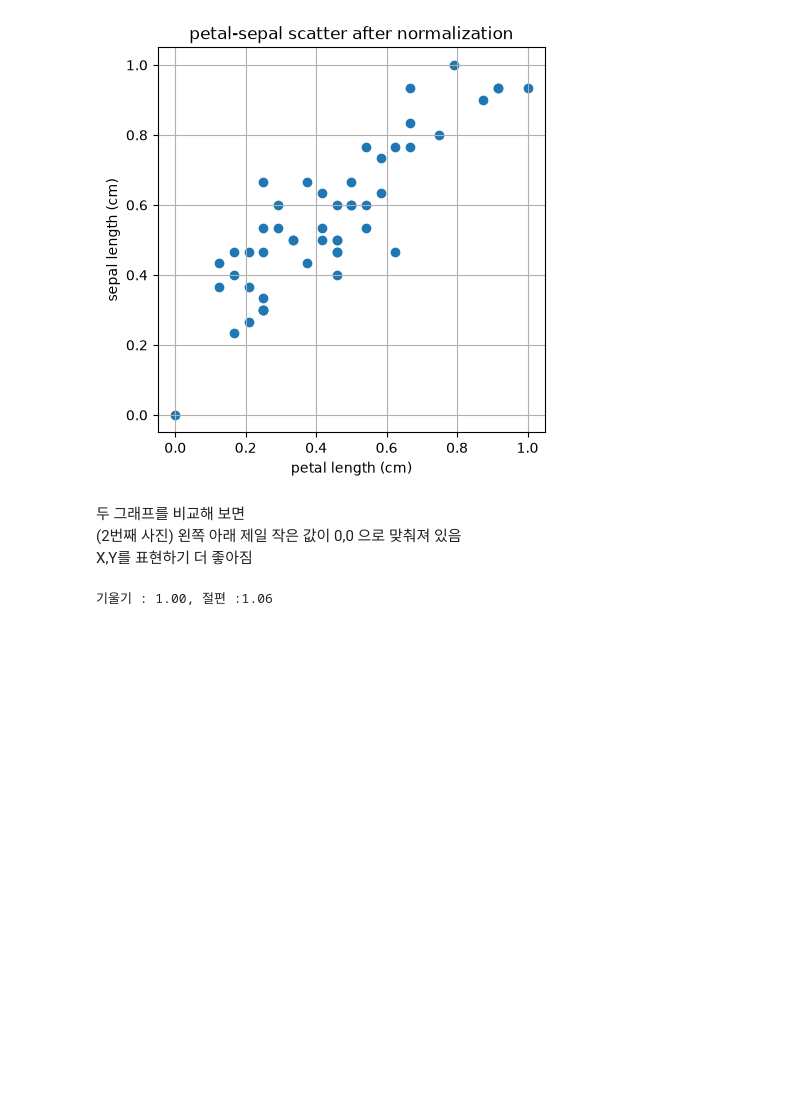
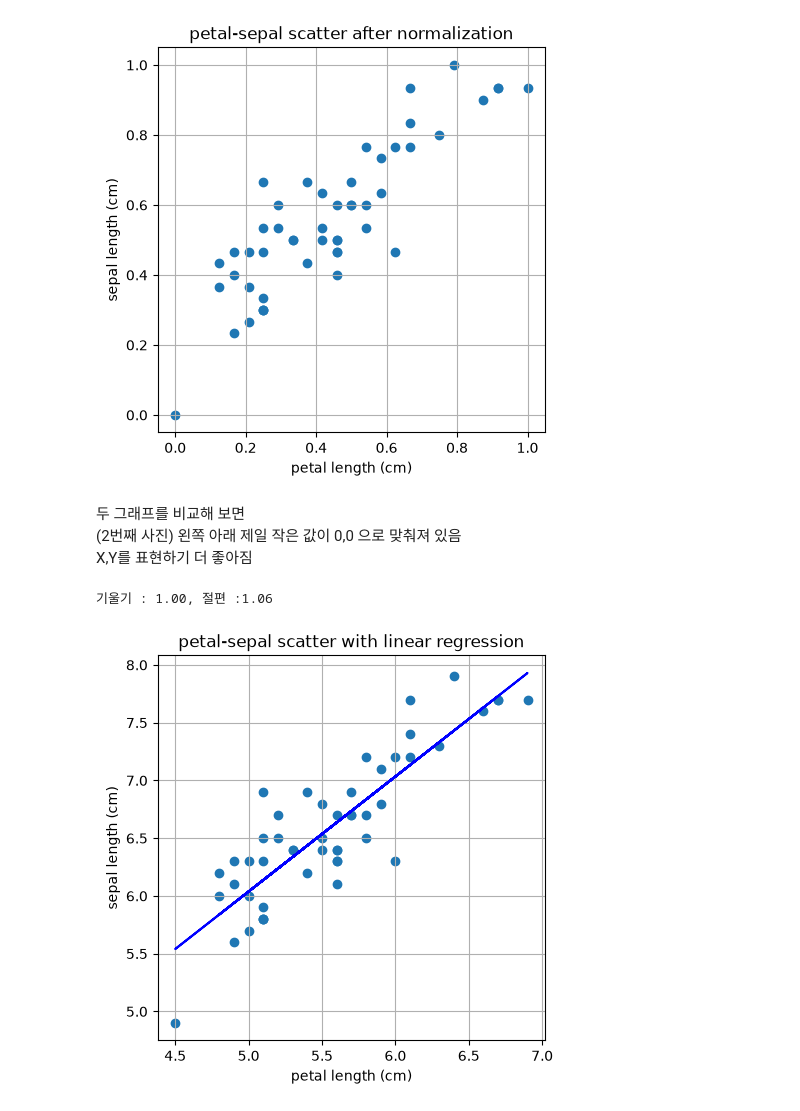
Before and after one commit to orthia194/aiffel-study, a Jupyter notebook: 2026/08/27/ex1.ipynb, the cells around one changed output. Cells and saved outputs as stored; diff of their text form; code cells hidden in the pictures; blank space fills up the shorter version.

```diff
--- a/2026/08/27/ex1.ipynb
+++ b/2026/08/27/ex1.ipynb
@@ -85,3 +85,14 @@ a, b = linear.coef_[0], linear.intercept_         # coef_ 배열의 첫 번째
 print(f"기울기 : {a:.2f}, 절편 :{b:.2f}")          # 구한 기울기(a)와 절편(b)을 소수점 둘째 자리까지 변수 포맷팅(f-string)으로 출력
 # %% [output]
 기울기 : 1.00, 절편 :1.06
+# %%
+plt.figure(figsize=(5,5))
+plt.scatter(X,Y)
+plt.plot(X,linear.predict(X.reshape(-1,1)),'-b')
+plt.title('petal-sepal scatter with linear regression')
+plt.xlabel('petal length (cm)')
+plt.ylabel('sepal length (cm)')
+plt.grid()
+plt.show()
+# %% [output]
+[figure, added]
```
Also changed, not shown: parts of 2 cells of this notebook, 10 other files.
